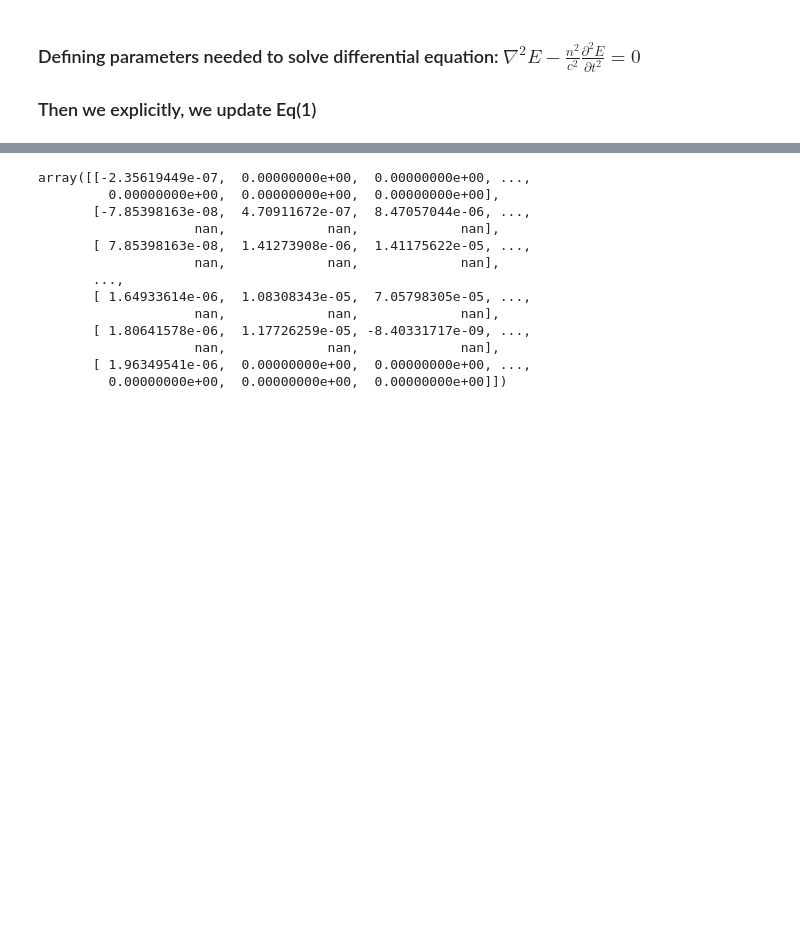
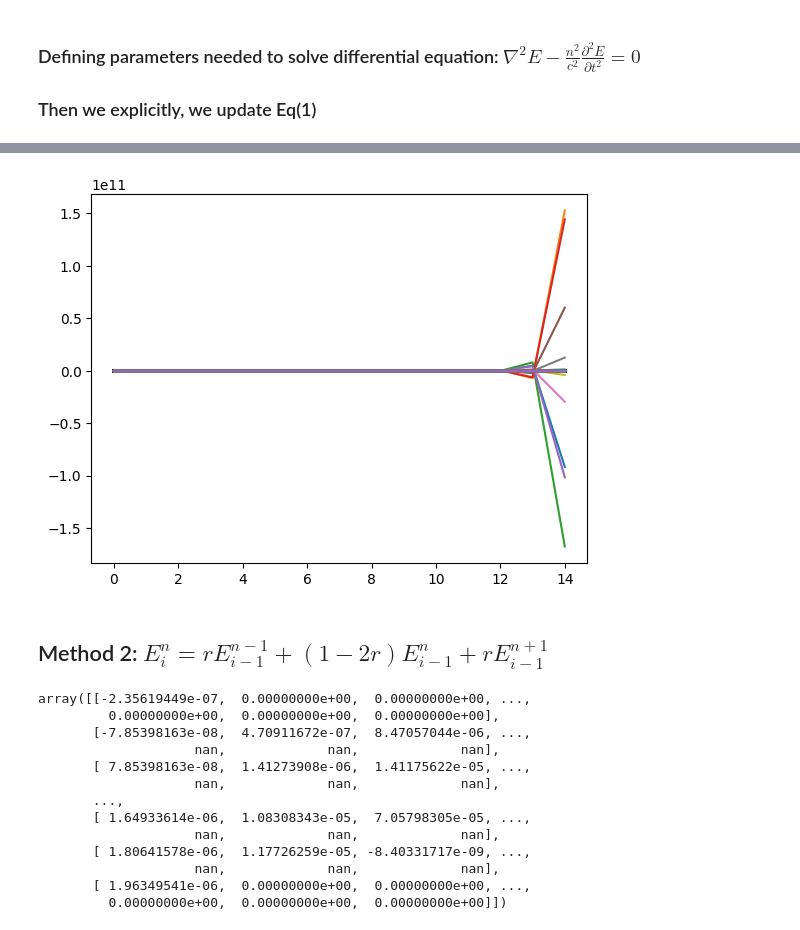
Before and after one commit to nickdavila/1D-Electromagnetic-Wave-Solver, a Jupyter notebook: Code/finite_difference_schemes.ipynb, the cells around one changed output, grey strips where cells are left out. Drawn from its saved outputs; the diff is of its cells as text; code cells hidden in the pictures; blank space fills up the shorter version.

```diff
--- a/Code/finite_difference_schemes.ipynb
+++ b/Code/finite_difference_schemes.ipynb
@@ -64,3 +132,11 @@ rho = np.zeros((10, 10))
+# %%
+plt.plot(E)
+#plt.legend(t)
+plt.show()
+# %% [output]
+[figure, added]
+# %% [markdown]
+## Method 2: $E^{n}_{i} = rE^{n-1}_{i-1} + (1-2r)E^{n}_{i-1} + rE^{n+1}_{i-1}$
 # %%
 # Unit conversions
 ps = 10**-12    # picoseconds unit
```
Also changed, not shown: parts of 3 cells of this notebook.
